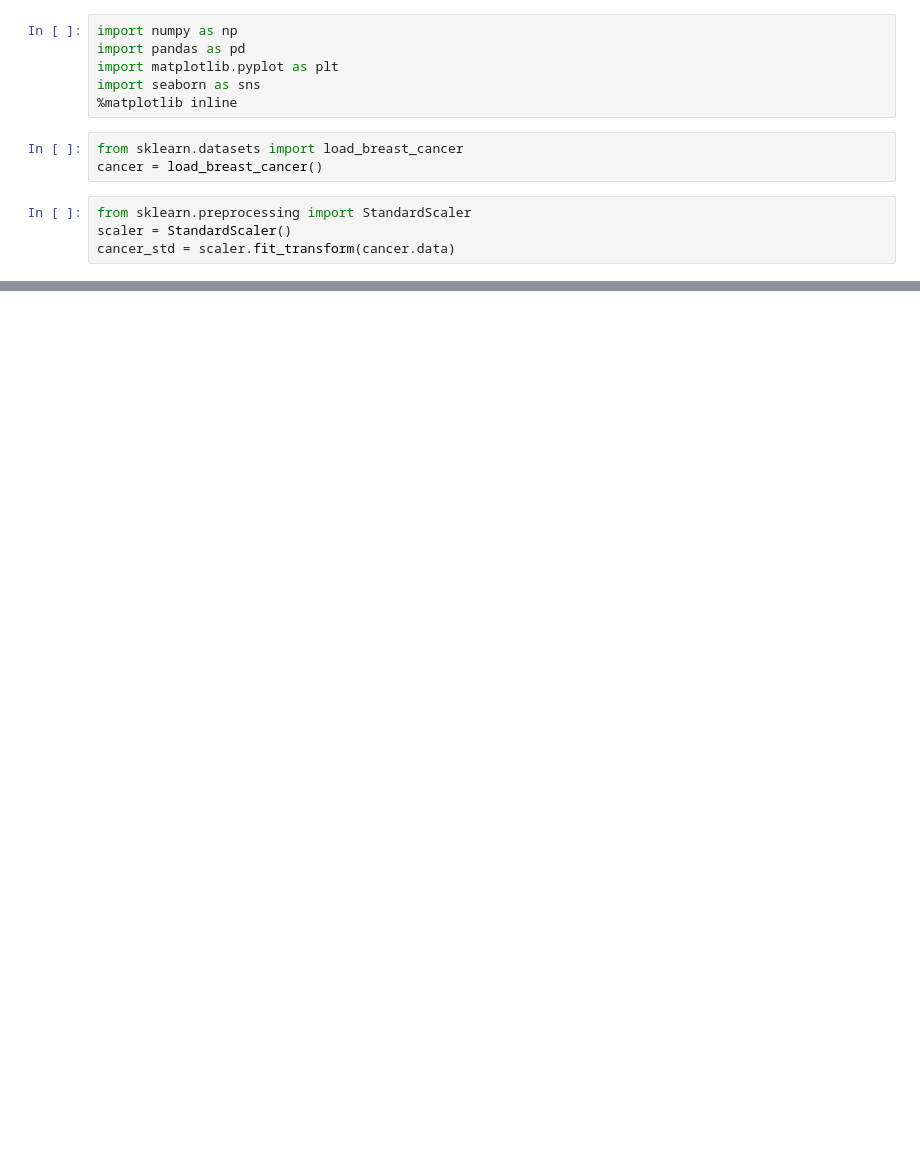
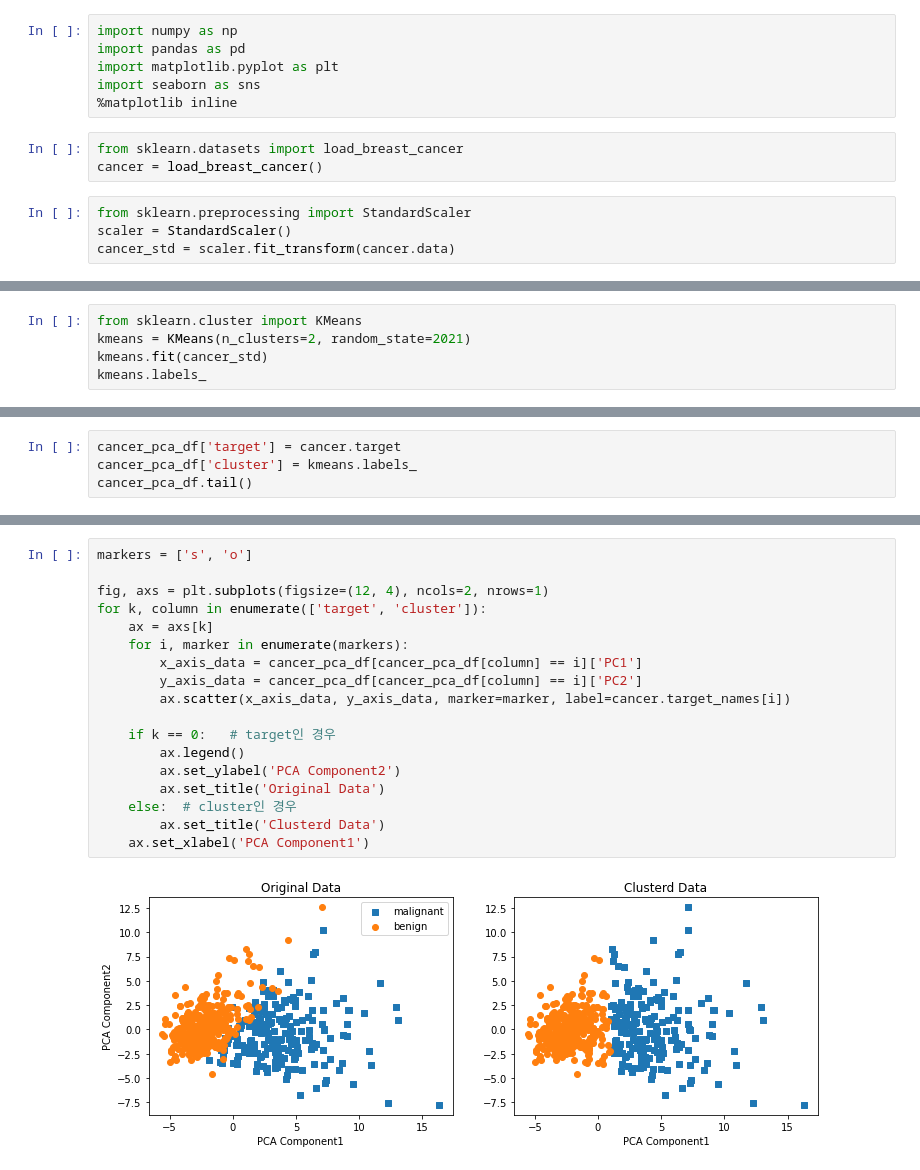
Before and after one commit to youngin0221/Machine-Learning-2021-2, a Jupyter notebook: 04. PCA/03_유방암.ipynb, the cells around one changed output, grey strips where cells are left out. Saved outputs shown, nothing was run; the diff lists cells and outputs as text; blank space fills up the shorter version.

```diff
--- a/04. PCA/03_유방암.ipynb
+++ b/04. PCA/03_유방암.ipynb
@@ -33,0 +121,5 @@ array([0.44272026, 0.18971182, 0.09393163, 0.06602135, 0.05495768])
+# %%
+from sklearn.cluster import KMeans
+kmeans = KMeans(n_clusters=2, random_state=2021)
+kmeans.fit(cancer_std)
+kmeans.labels_
@@ -33,0 +144,4 @@ array([0.44272026, 0.18971182, 0.09393163, 0.06602135, 0.05495768])
+# %%
+cancer_pca_df['target'] = cancer.target
+cancer_pca_df['cluster'] = kmeans.labels_
+cancer_pca_df.tail()
@@ -33,0 +155,20 @@ array([0.44272026, 0.18971182, 0.09393163, 0.06602135, 0.05495768])
+# %%
+markers = ['s', 'o']
+
+fig, axs = plt.subplots(figsize=(12, 4), ncols=2, nrows=1)
+for k, column in enumerate(['target', 'cluster']):
+    ax = axs[k]
+    for i, marker in enumerate(markers):
+        x_axis_data = cancer_pca_df[cancer_pca_df[column] == i]['PC1']
+        y_axis_data = cancer_pca_df[cancer_pca_df[column] == i]['PC2']
+        ax.scatter(x_axis_data, y_axis_data, marker=marker, label=cancer.target_names[i])
+
+    if k == 0:   # target인 경우
+        ax.legend()
+        ax.set_ylabel('PCA Component2')
+        ax.set_title('Original Data')
+    else:  # cluster인 경우
+        ax.set_title('Clusterd Data')
+    ax.set_xlabel('PCA Component1')
+# %% [output]
+[figure, added]
```
Also changed, not shown: parts of 16 cells of this notebook.
